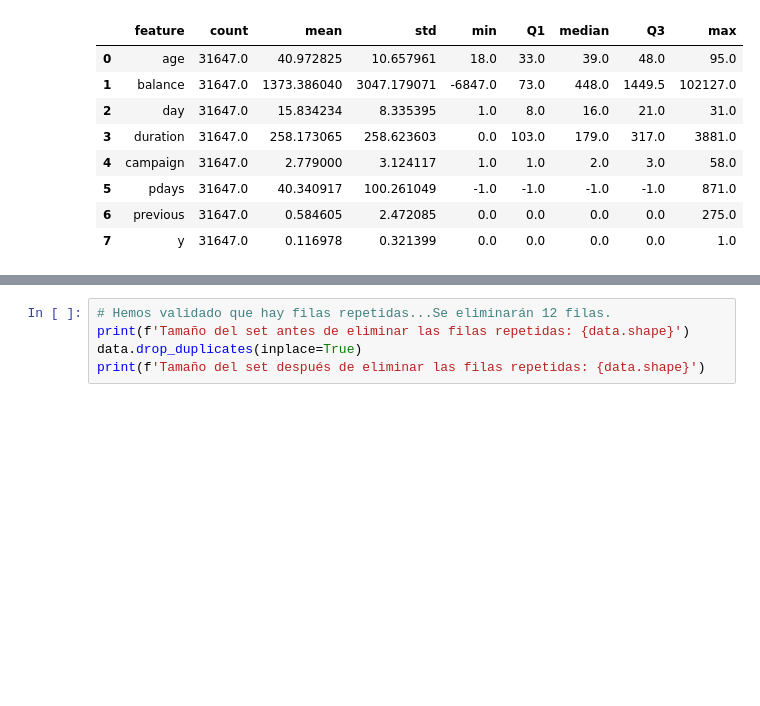
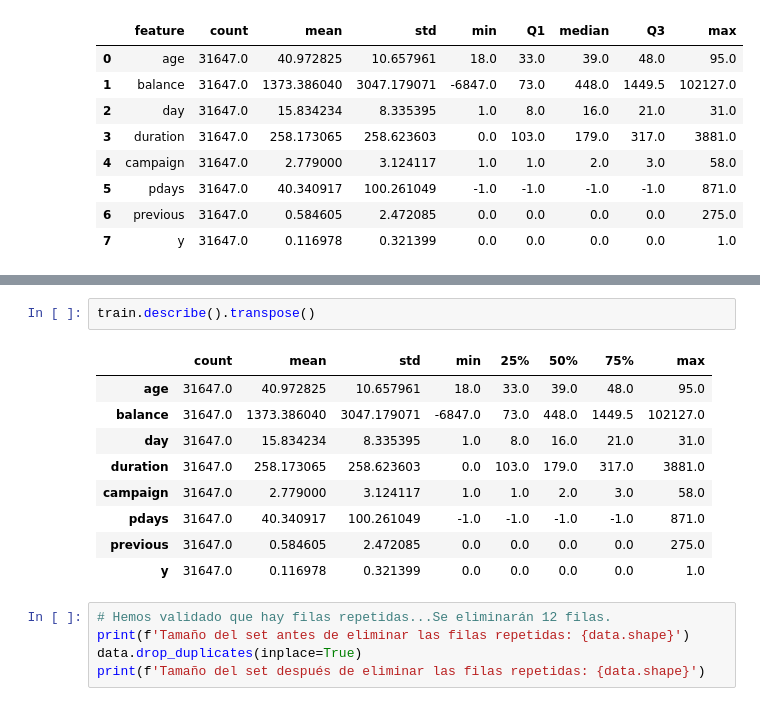
Before and after one commit to jdug1981/proyecto_final, a Jupyter notebook: Proyecto_final_final.ipynb, the cells around one changed output, grey strips where cells are left out. Cells and saved outputs as stored; diff of their text form; blank space fills up the shorter version.

```diff
--- a/Proyecto_final_final.ipynb
+++ b/Proyecto_final_final.ipynb
@@ -466,3 +471,15 @@ data.describe()
+# %%
+train.describe().transpose()
+# %% [output]
+|  | count | mean | std | min | 25% | 50% | 75% | max |
+| age | 31647.0 | 40.972825 | 10.657961 | 18.0 | 33.0 | 39.0 | 48.0 | 95.0 |
+| balance | 31647.0 | 1373.386040 | 3047.179071 | -6847.0 | 73.0 | 448.0 | 1449.5 | 102127.0 |
+| day | 31647.0 | 15.834234 | 8.335395 | 1.0 | 8.0 | 16.0 | 21.0 | 31.0 |
+| duration | 31647.0 | 258.173065 | 258.623603 | 0.0 | 103.0 | 179.0 | 317.0 | 3881.0 |
+| campaign | 31647.0 | 2.779000 | 3.124117 | 1.0 | 1.0 | 2.0 | 3.0 | 58.0 |
+| pdays | 31647.0 | 40.340917 | 100.261049 | -1.0 | -1.0 | -1.0 | -1.0 | 871.0 |
+| previous | 31647.0 | 0.584605 | 2.472085 | 0.0 | 0.0 | 0.0 | 0.0 | 275.0 |
+| y | 31647.0 | 0.116978 | 0.321399 | 0.0 | 0.0 | 0.0 | 0.0 | 1.0 |
 # %%
 # Hemos validado que hay filas repetidas...Se eliminarán 12 filas.
 print(f'Tamaño del set antes de eliminar las filas repetidas: {data.shape}')
```
Also changed, not shown: parts of 35 cells of this notebook.
